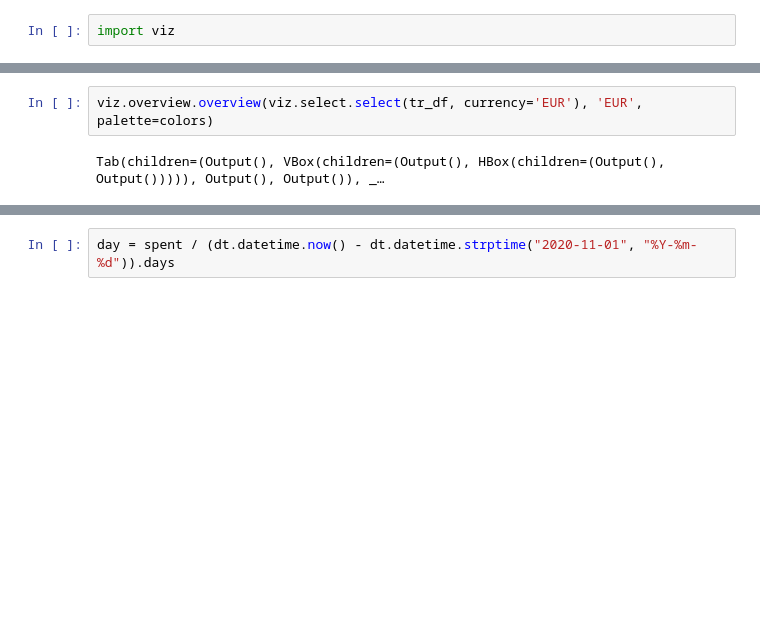
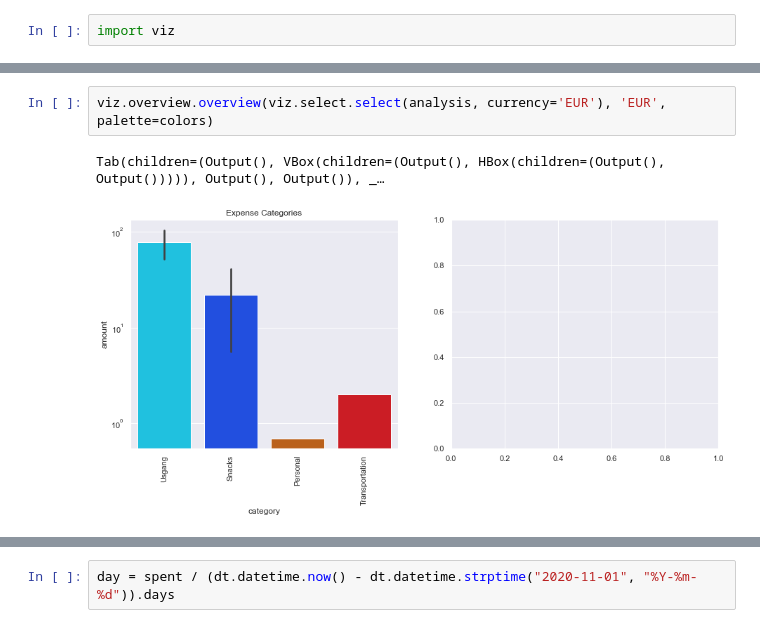
Before and after one commit to finnharbeke/finnance, a Jupyter notebook: main.ipynb, the cells around one changed output, grey strips where cells are left out. Drawn from its saved outputs; the diff is of its cells as text; blank space fills up the shorter version.

```diff
--- a/main.ipynb
+++ b/main.ipynb
@@ -96,7 +95,8 @@ viz.overview.overview(viz.select.select(tr_df, currency='JPY'), 'JPY', lim=5000,
 # %% [output]
 Tab(children=(Output(), VBox(children=(Output(), HBox(children=(Output(), Output())))), Output(), Output()), _…
 # %%
-viz.overview.overview(viz.select.select(tr_df, currency='EUR'), 'EUR', palette=colors)
+viz.overview.overview(viz.select.select(analysis, currency='EUR'), 'EUR', palette=colors)
 # %% [output]
 Tab(children=(Output(), VBox(children=(Output(), HBox(children=(Output(), Output())))), Output(), Output()), _…
+[figure, added]
 # %%
```
Also changed, not shown: parts of 11 cells of this notebook, 11 other files.
